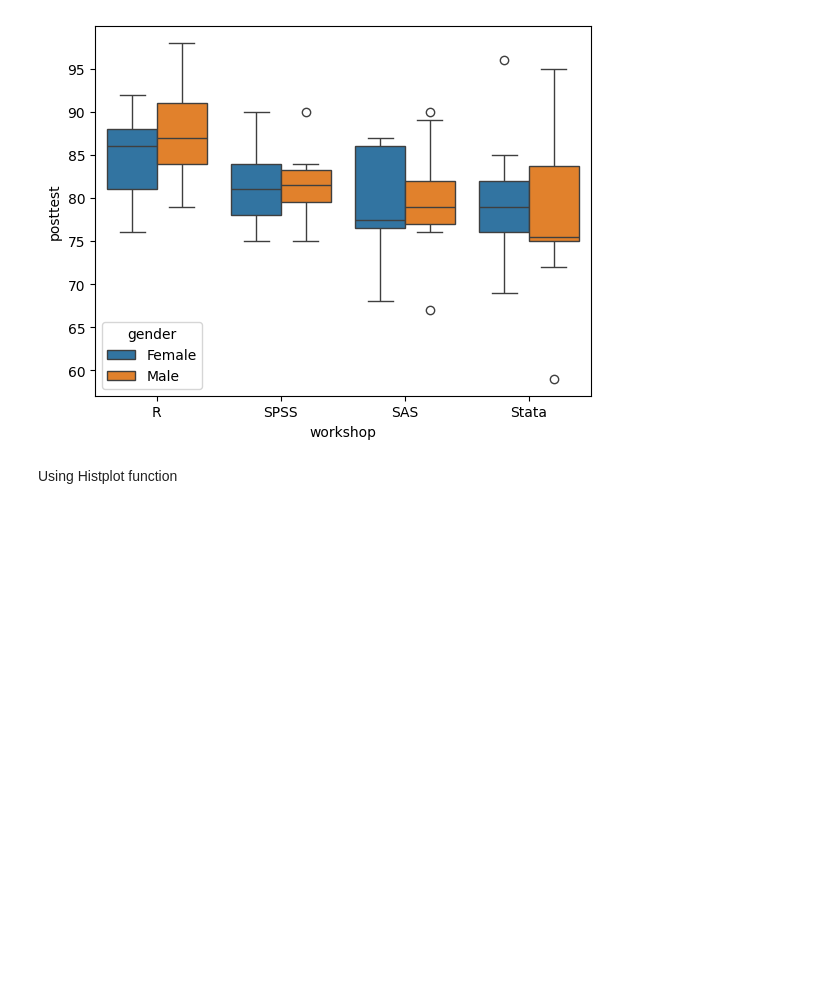
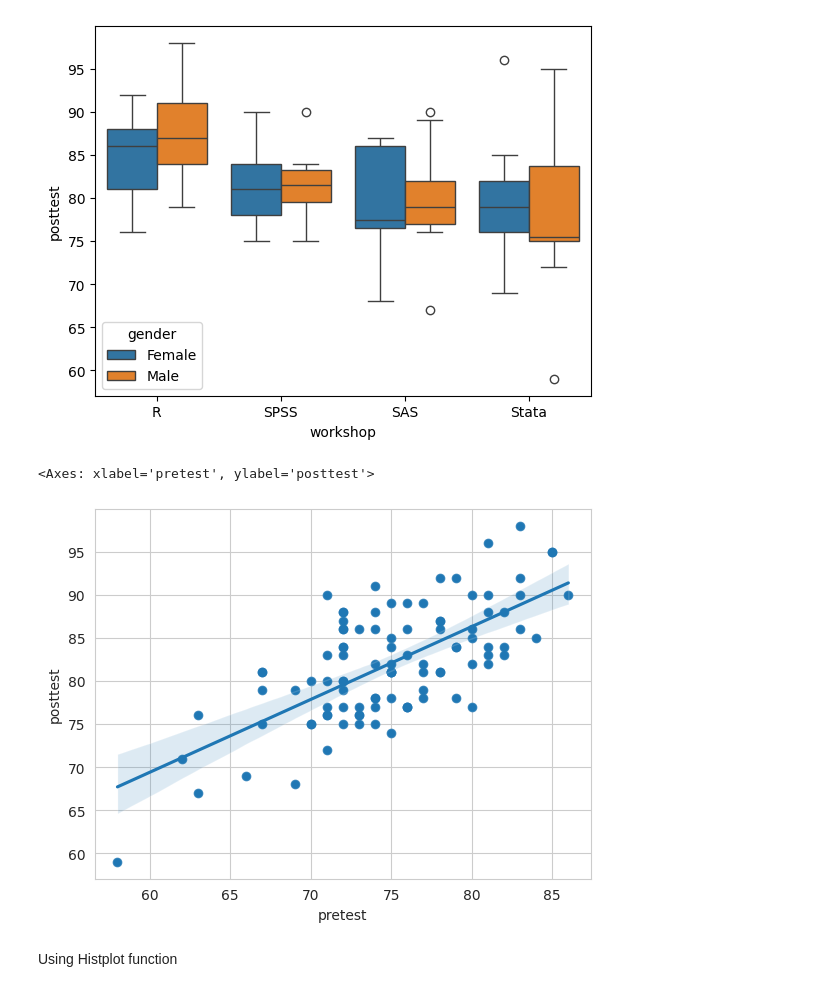
Before and after one commit to juliazhu09/Intro2Python, a Jupyter notebook: Python_Introduction.ipynb, the cells around one changed output. Drawn from its saved outputs; the diff is of its cells as text; code cells hidden in the pictures; blank space fills up the shorter version.

```diff
--- a/Python_Introduction.ipynb
+++ b/Python_Introduction.ipynb
@@ -1044,14 +1064,17 @@ plt.show()
 [figure]
 # %%
 # Scatterplot
-sns.set_style("whitegrid")
+# sns.set_style("whitegrid")
 sns.scatterplot(x="pretest", y="posttest", data=mydata100)
 # Draw a scatterplot of two variables, x and y,
 # and then fit the regression model y ~ x
 # and plot the resulting regression line
 # and a 95% confidence interval for that regression:
 sns.regplot(x="pretest", y="posttest", data=mydata100)
 #plt.show()
+# %% [output]
+<Axes: xlabel='pretest', ylabel='posttest'>
+[figure, added]
 # %% [markdown]
 Using Histplot function
 # %%
```
Also changed, not shown: parts of 15 cells of this notebook.
